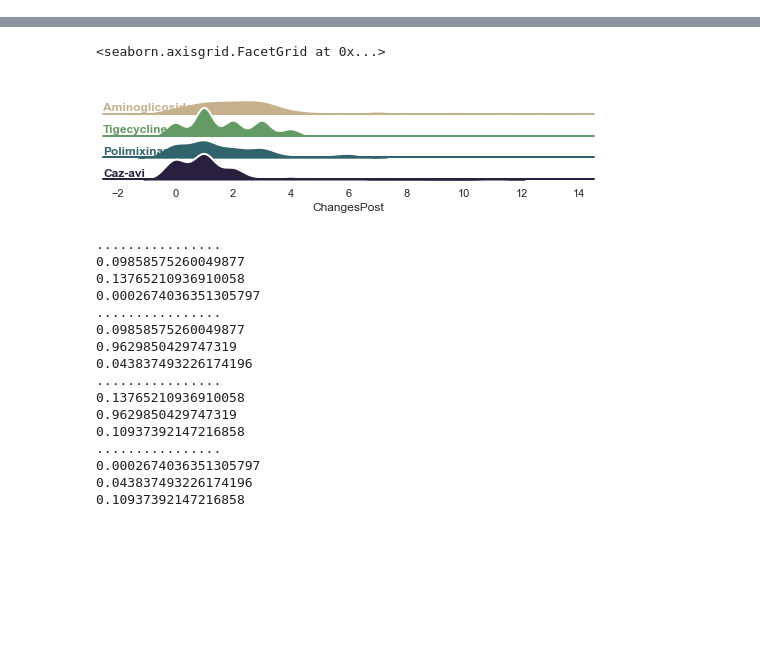
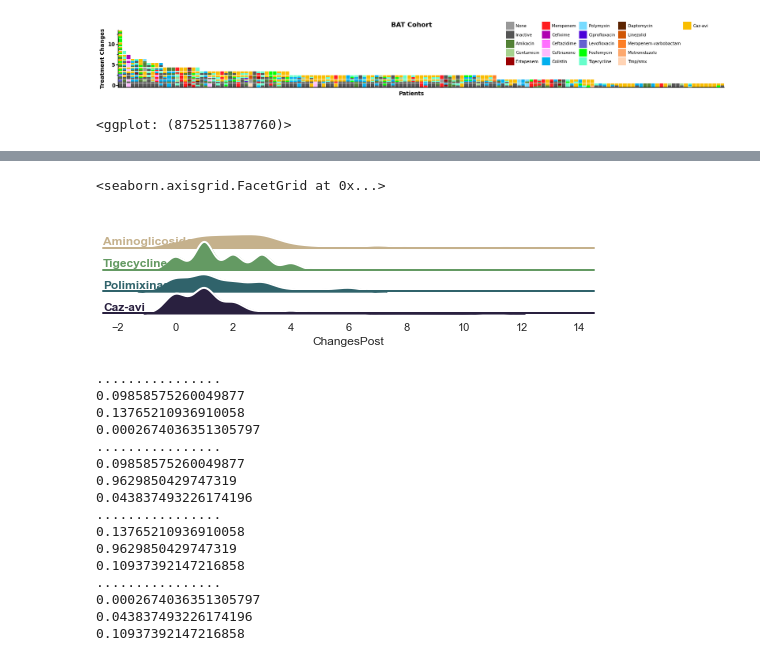
Before and after one commit to JuantonioMS/pystats_utils_base, a Jupyter notebook: main.ipynb, the cells around one changed output, grey strips where cells are left out. Cells and saved outputs as stored; diff of their text form; code cells hidden in the pictures; blank space fills up the shorter version.

Commit message:
Ridge plot set up

```diff
--- a/main.ipynb
+++ b/main.ipynb
@@ -494,0 +20,21 @@ print([f"{i} {np.median(res['Changes']['Post'][i])}" for i in res["Changes"]["Po
+# %%
+import pandas as pd
+from pystats_utils.utils.patient import Patient
+from pystats_utils.utils.treatment_plot import generatePlot
+
+data = pd.read_csv("./test/database/treatment.csv",
+                   sep = "\t")
+data = data[data["Cohort_Treatment"] == "yes"]
+#data = data[data["Cohort_Cazavi"] == "no"]
+
+patients = []
+for index, row in data.iterrows():
+
+    patient = Patient(row)
+
+    patients.append(patient)
+
+generatePlot(patients, days = 30, title = "BAT Cohort")
+# %% [output]
+[figure, added]
+<ggplot: (8752511387760)>
```
Also changed, not shown: parts of 9 cells of this notebook, 7 other files.
